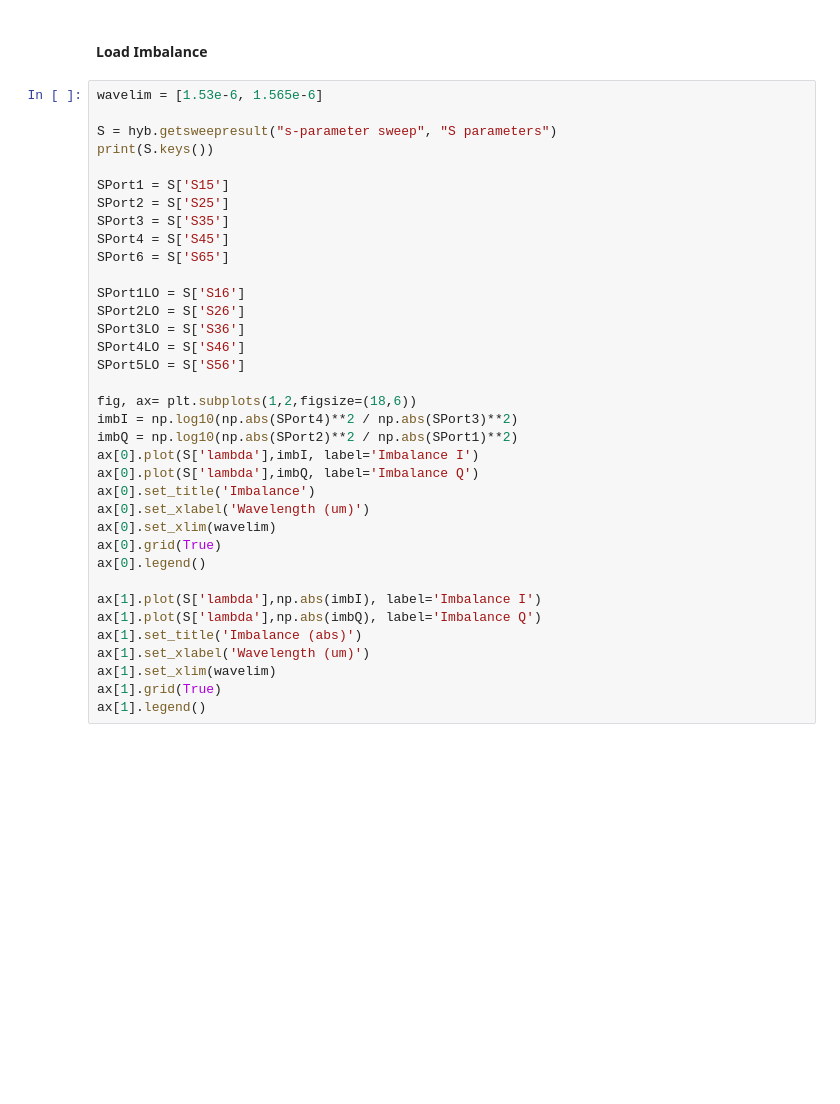
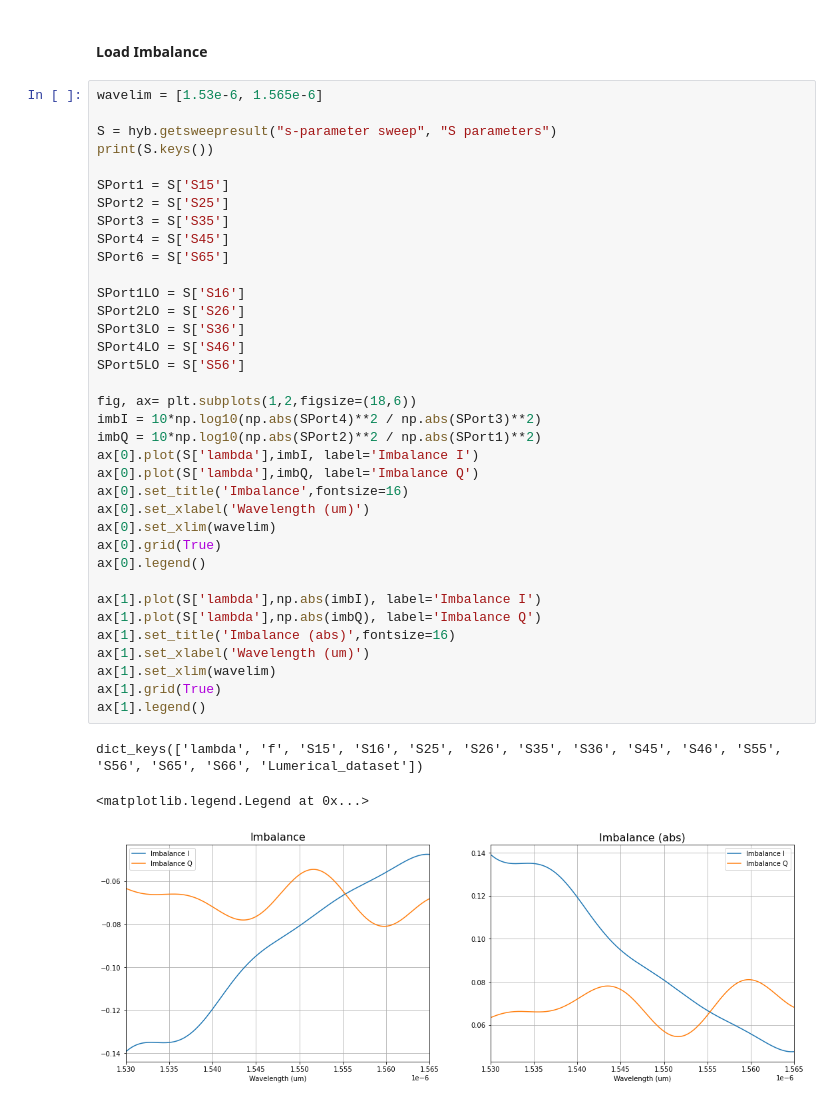
Before and after one commit to CaioRodrigues200/Photonics-training, a Jupyter notebook: Projects/Optical_Hybrid/SimulationFiles/HybridAssembly.ipynb, the cells around one changed output. Cells and saved outputs as stored; diff of their text form; blank space fills up the shorter version.

```diff
--- a/Projects/Optical_Hybrid/SimulationFiles/HybridAssembly.ipynb
+++ b/Projects/Optical_Hybrid/SimulationFiles/HybridAssembly.ipynb
@@ -585,34 +597,38 @@ wavelim = [1.53e-6, 1.565e-6]
 
 S = hyb.getsweepresult("s-parameter sweep", "S parameters")
 print(S.keys())
 
 SPort1 = S['S15']
 SPort2 = S['S25']
 SPort3 = S['S35']
 SPort4 = S['S45']
 SPort6 = S['S65']
 
 SPort1LO = S['S16']
 SPort2LO = S['S26']
 SPort3LO = S['S36']
 SPort4LO = S['S46']
 SPort5LO = S['S56']
 
 fig, ax= plt.subplots(1,2,figsize=(18,6))
-imbI = np.log10(np.abs(SPort4)**2 / np.abs(SPort3)**2)
-imbQ = np.log10(np.abs(SPort2)**2 / np.abs(SPort1)**2)
+imbI = 10*np.log10(np.abs(SPort4)**2 / np.abs(SPort3)**2)
+imbQ = 10*np.log10(np.abs(SPort2)**2 / np.abs(SPort1)**2)
 ax[0].plot(S['lambda'],imbI, label='Imbalance I')
 ax[0].plot(S['lambda'],imbQ, label='Imbalance Q')
-ax[0].set_title('Imbalance')
+ax[0].set_title('Imbalance',fontsize=16)
 ax[0].set_xlabel('Wavelength (um)')
 ax[0].set_xlim(wavelim)
 ax[0].grid(True)
 ax[0].legend()
 
 ax[1].plot(S['lambda'],np.abs(imbI), label='Imbalance I')
 ax[1].plot(S['lambda'],np.abs(imbQ), label='Imbalance Q')
-ax[1].set_title('Imbalance (abs)')
+ax[1].set_title('Imbalance (abs)',fontsize=16)
 ax[1].set_xlabel('Wavelength (um)')
 ax[1].set_xlim(wavelim)
 ax[1].grid(True)
 ax[1].legend()
+# %% [output]
+dict_keys(['lambda', 'f', 'S15', 'S16', 'S25', 'S26', 'S35', 'S36', 'S45', 'S46', 'S55', 'S56', 'S65', 'S66', 'Lumerical_dataset'])
+<matplotlib.legend.Legend at 0x...>
+[figure, added]
```
Also changed, not shown: parts of 7 cells of this notebook, 2 other files.
